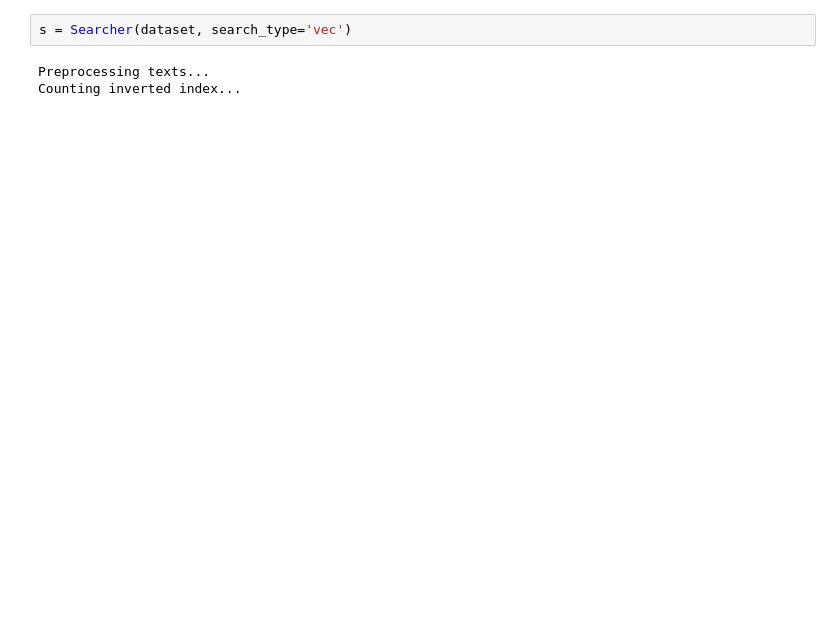
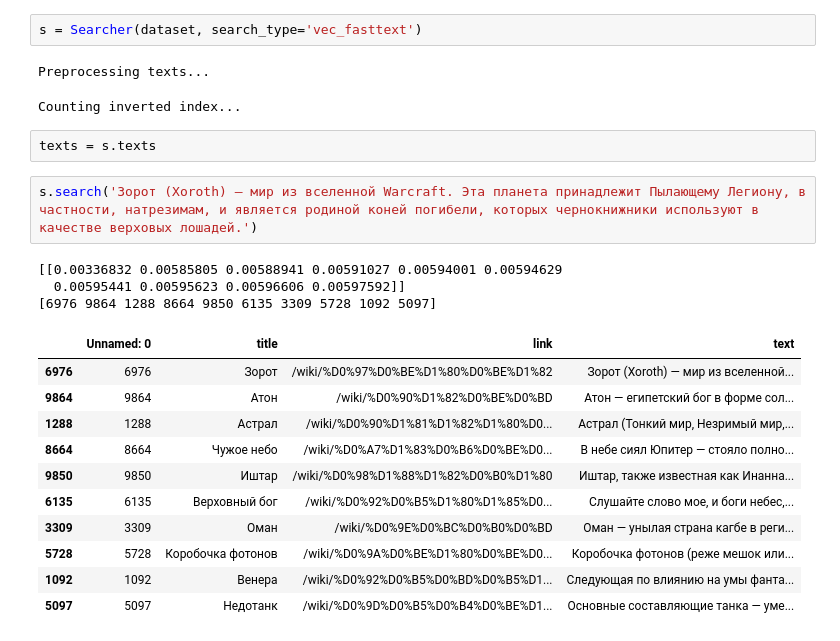
Before and after one commit to Intedont/hse_infosearch, a Jupyter notebook: task_5_vectorized_search.ipynb, the cells around one changed output. Cells and saved outputs as stored; diff of their text form; blank space fills up the shorter version.

```diff
--- a/task_5_vectorized_search.ipynb
+++ b/task_5_vectorized_search.ipynb
@@ -161,7 +214,26 @@ class Searcher():
 
             return self.data.iloc[indicies[0]]
 # %%
-s = Searcher(dataset, search_type='vec')
+s = Searcher(dataset, search_type='vec_fasttext')
 # %% [output]
 Preprocessing texts...
-Counting inverted index...
+Counting inverted index...
+# %%
+texts = s.texts
+# %%
+s.search('Зорот (Xoroth) — мир из вселенной Warcraft. Эта планета принадлежит Пылающему Легиону, в частности, натрезимам, и является родиной коней погибели, которых чернокнижники используют в качестве верховых лошадей.')
+# %% [output]
+[[0.00336832 0.00585805 0.00588941 0.00591027 0.00594001 0.00594629
+  0.00595441 0.00595623 0.00596606 0.00597592]]
+[6976 9864 1288 8664 9850 6135 3309 5728 1092 5097]
+|  | Unnamed: 0 | title | link | text |
+| 6976 | 6976 | Зорот | /wiki/%D0%97%D0%BE%D1%80%D0%BE%D1%82 | Зорот (Xoroth) — мир из вселенной... |
+| 9864 | 9864 | Атон | /wiki/%D0%90%D1%82%D0%BE%D0%BD | Атон — египетский бог в форме сол... |
+| 1288 | 1288 | Астрал | /wiki/%D0%90%D1%81%D1%82%D1%80%D0... | Астрал (Тонкий мир, Незримый мир,... |
+| 8664 | 8664 | Чужое небо | /wiki/%D0%A7%D1%83%D0%B6%D0%BE%D0... | В небе сиял Юпитер — стояло полно... |
+| 9850 | 9850 | Иштар | /wiki/%D0%98%D1%88%D1%82%D0%B0%D1%80 | Иштар, также известная как Инанна... |
+| 6135 | 6135 | Верховный бог | /wiki/%D0%92%D0%B5%D1%80%D1%85%D0... | Слушайте слово мое, и боги небес,... |
+| 3309 | 3309 | Оман | /wiki/%D0%9E%D0%BC%D0%B0%D0%BD | Оман — унылая страна кагбе в реги... |
+| 5728 | 5728 | Коробочка фотонов | /wiki/%D0%9A%D0%BE%D1%80%D0%BE%D0... | Коробочка фотонов (реже мешок или... |
+| 1092 | 1092 | Венера | /wiki/%D0%92%D0%B5%D0%BD%D0%B5%D1... | Следующая по влиянию на умы фанта... |
+| 5097 | 5097 | Недотанк | /wiki/%D0%9D%D0%B5%D0%B4%D0%BE%D1... | Основные составляющие танка — уме... |
```
Also changed, not shown: parts of 14 cells of this notebook, 1 other file.
